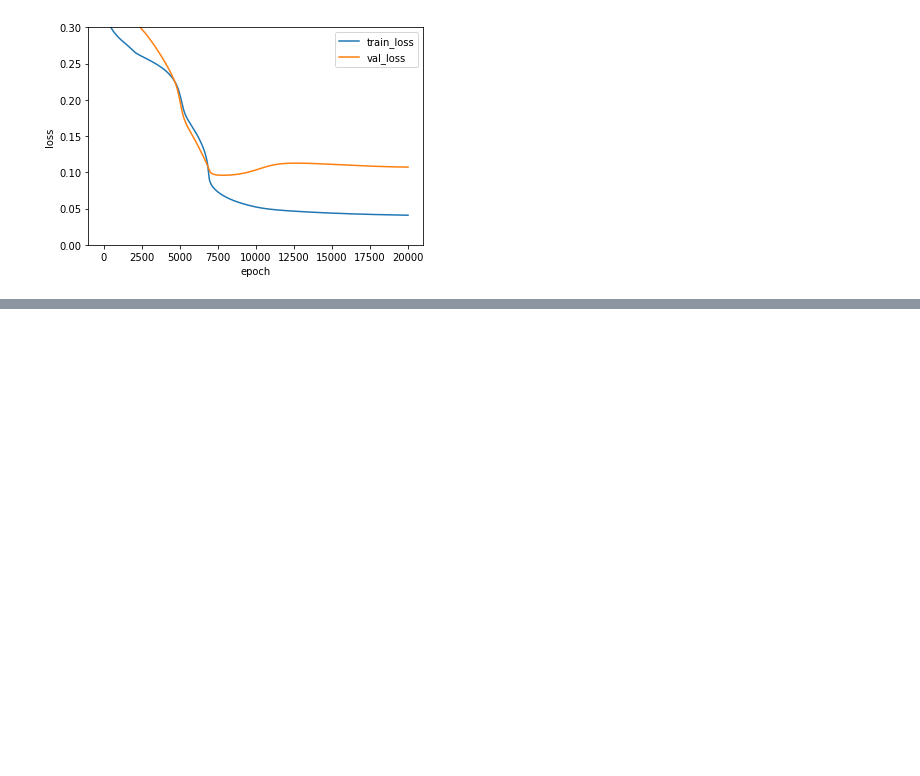
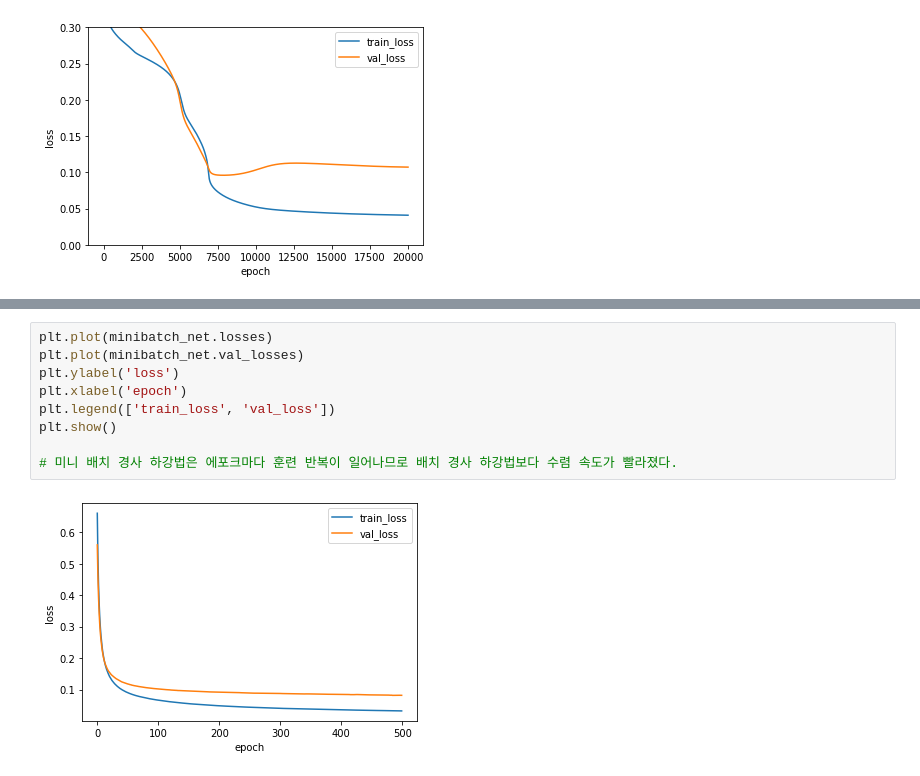
Before and after one commit to kxxxda/DoItDeepLearning, a Jupyter notebook: ch06.ipynb, the cells around one changed output, grey strips where cells are left out. Cells and saved outputs as stored; diff of their text form; blank space fills up the shorter version.

```diff
--- a/ch06.ipynb
+++ b/ch06.ipynb
@@ -254,0 +335,11 @@ plt.show()
+# %%
+plt.plot(minibatch_net.losses)
+plt.plot(minibatch_net.val_losses)
+plt.ylabel('loss')
+plt.xlabel('epoch')
+plt.legend(['train_loss', 'val_loss'])
+plt.show()
+
+# 미니 배치 경사 하강법은 에포크마다 훈련 반복이 일어나므로 배치 경사 하강법보다 수렴 속도가 빨라졌다.
+# %% [output]
+[figure, added]
```
Also changed, not shown: parts of 10 cells of this notebook.
